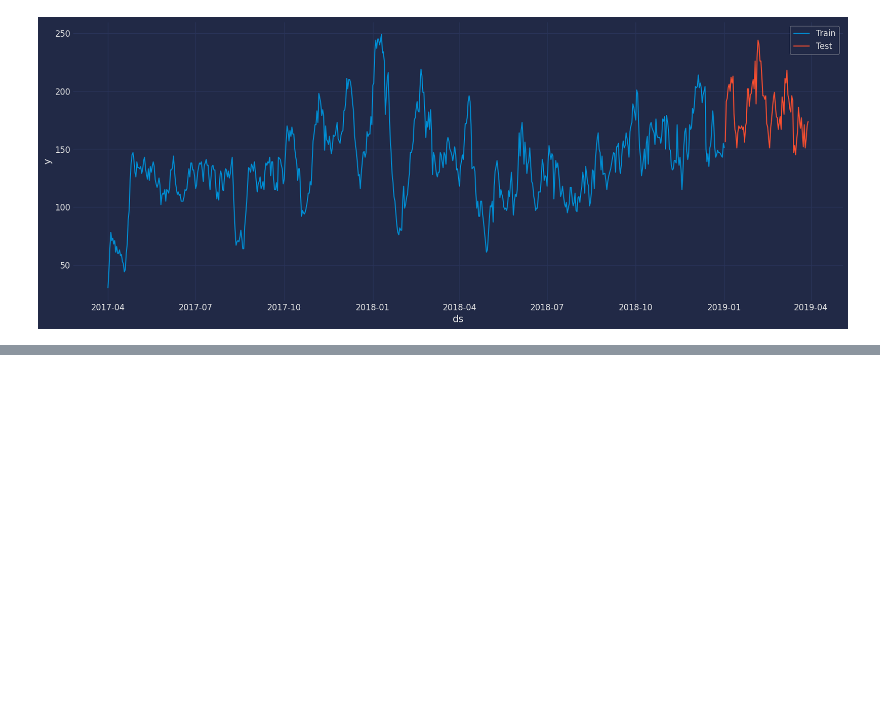
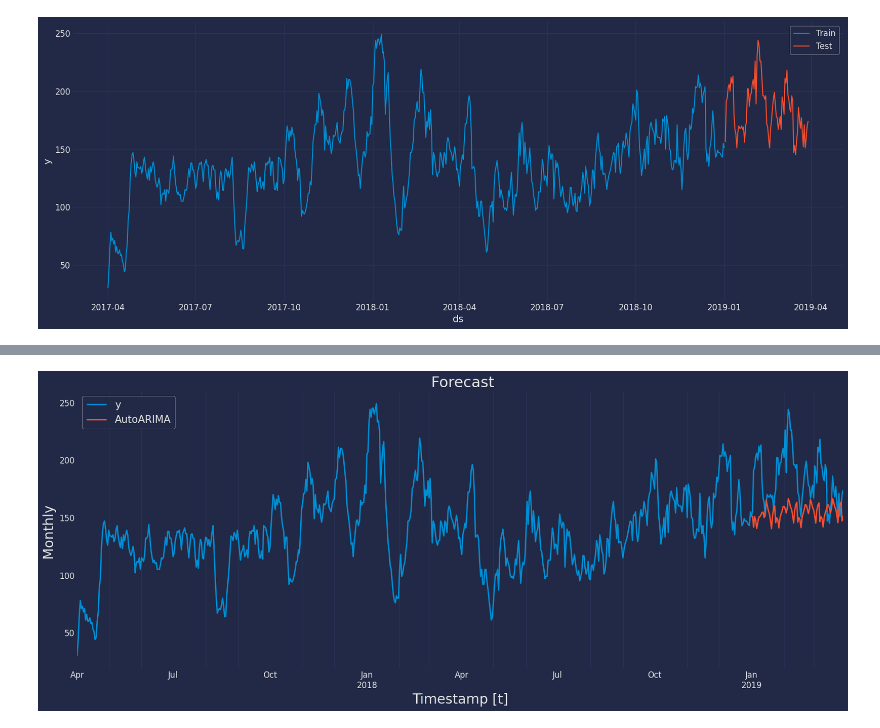
Before and after one commit to Gaby-D/Proyecto_Final_IC_2025, a Jupyter notebook: 09_Usando_Tutorial.ipynb, the cells around one changed output, grey strips where cells are left out. Drawn from its saved outputs; the diff is of its cells as text; code cells hidden in the pictures; blank space fills up the shorter version.

```diff
--- a/09_Usando_Tutorial.ipynb
+++ b/09_Usando_Tutorial.ipynb
@@ -86,0 +152,3 @@ from statsforecast.arima import arima_string
+# %%
+Y_hat_df = sf.forecast(df=Y_train_df, h=87, fitted=True)
+Y_hat_df.head()
@@ -86,0 +195,13 @@ from statsforecast.arima import arima_string
+# %%
+Y_hat_df = Y_test_df.merge(Y_hat_df, how='left', on=['unique_id', 'ds'])
+
+fig, ax = plt.subplots(1, 1, figsize = (18, 7))
+plot_df = pd.concat([Y_train_df, Y_hat_df]).set_index('ds')
+plot_df[['y', 'AutoARIMA']].plot(ax=ax, linewidth=2)
+ax.set_title(' Forecast', fontsize=22)
+ax.set_ylabel('Monthly ', fontsize=20)
+ax.set_xlabel('Timestamp [t]', fontsize=20)
+ax.legend(prop={'size': 15})
+ax.grid()
+# %% [output]
+[figure, added]
```
Also changed, not shown: parts of 9 cells of this notebook.
